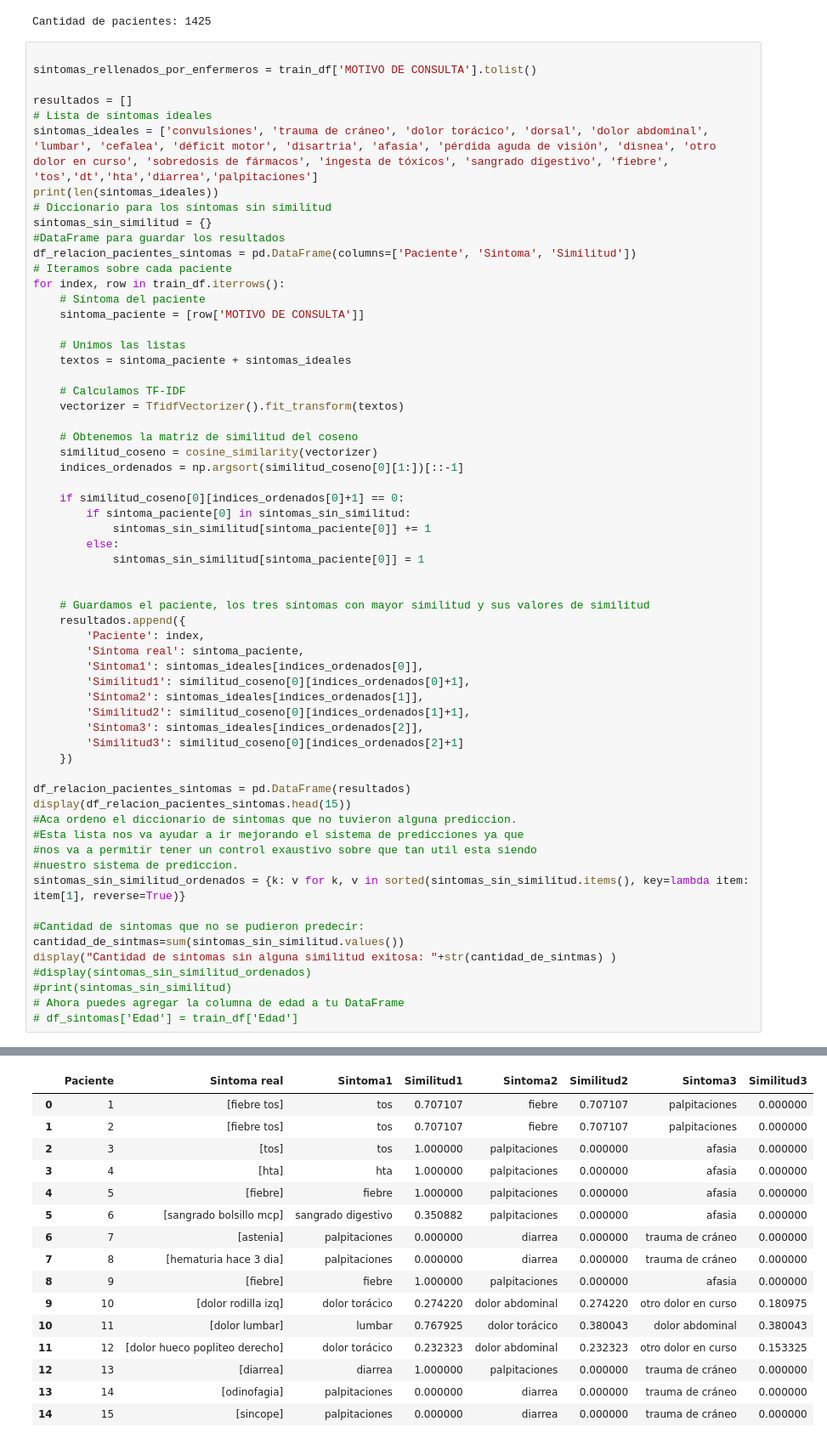
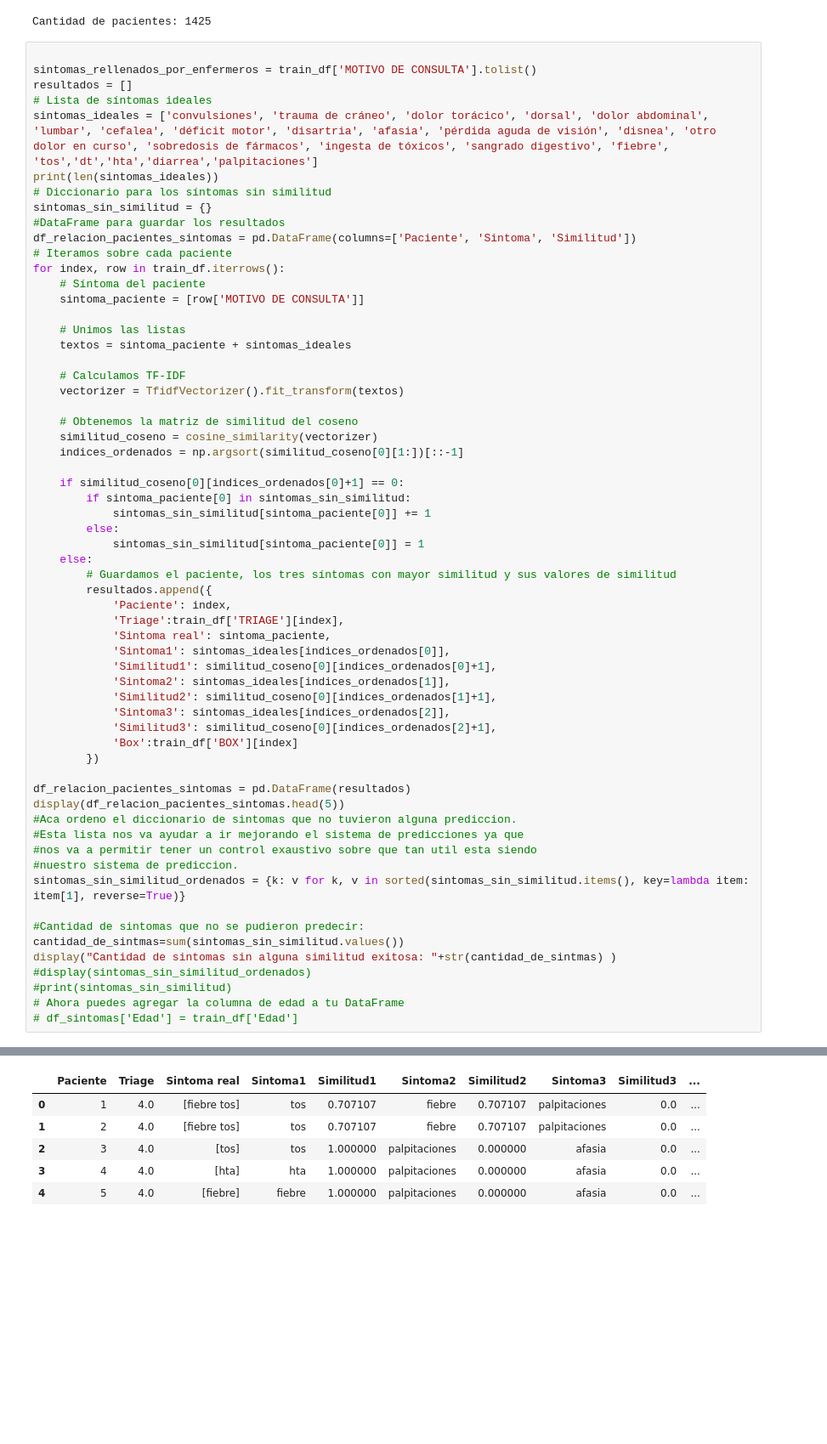
Before and after one commit to Adriellevy/Triage_HF, a Jupyter notebook: DataAnalysisAndReports/notebooks/Triage_HF.ipynb, the cells around one changed output, grey strips where cells are left out. Shown at 85% size. Saved outputs shown, nothing was run; the diff lists cells and outputs as text; blank space fills up the shorter version.

Commit message:
Precision Prediccion Triage

```diff
--- a/DataAnalysisAndReports/notebooks/Triage_HF.ipynb
+++ b/DataAnalysisAndReports/notebooks/Triage_HF.ipynb
@@ -522,7 +533,6 @@ Cantidad de pacientes: 1425
 # %%
 
 sintomas_rellenados_por_enfermeros = train_df['MOTIVO DE CONSULTA'].tolist()
-
 resultados = []
 # Lista de síntomas ideales
 sintomas_ideales = ['convulsiones', 'trauma de cráneo', 'dolor torácico', 'dorsal', 'dolor abdominal', 'lumbar', 'cefalea', 'déficit motor', 'disartria', 'afasia', 'pérdida aguda de visión', 'disnea', 'otro dolor en curso', 'sobredosis de fármacos', 'ingesta de tóxicos', 'sangrado digestivo', 'fiebre', 'tos','dt','hta','diarrea','palpitaciones']
@@ -541,61 +551,52 @@ for index, row in train_df.iterrows():
 
     # Calculamos TF-IDF
     vectorizer = TfidfVectorizer().fit_transform(textos)
 
     # Obtenemos la matriz de similitud del coseno
     similitud_coseno = cosine_similarity(vectorizer)
     indices_ordenados = np.argsort(similitud_coseno[0][1:])[::-1]
 
     if similitud_coseno[0][indices_ordenados[0]+1] == 0:
         if sintoma_paciente[0] in sintomas_sin_similitud:
             sintomas_sin_similitud[sintoma_paciente[0]] += 1
         else:
             sintomas_sin_similitud[sintoma_paciente[0]] = 1
-
-
-    # Guardamos el paciente, los tres síntomas con mayor similitud y sus valores de similitud
-    resultados.append({
-        'Paciente': index,
-        'Sintoma real': sintoma_paciente,
-        'Sintoma1': sintomas_ideales[indices_ordenados[0]],
-        'Similitud1': similitud_coseno[0][indices_ordenados[0]+1],
-        'Sintoma2': sintomas_ideales[indices_ordenados[1]],
-        'Similitud2': similitud_coseno[0][indices_ordenados[1]+1],
-        'Sintoma3': sintomas_ideales[indices_ordenados[2]],
-        'Similitud3': similitud_coseno[0][indices_ordenados[2]+1]
-    })
+    else:
+        # Guardamos el paciente, los tres síntomas con mayor similitud y sus valores de similitud
+        resultados.append({
+            'Paciente': index,
+            'Triage':train_df['TRIAGE'][index],
+            'Sintoma real': sintoma_paciente,
+            'Sintoma1': sintomas_ideales[indices_ordenados[0]],
+            'Similitud1': similitud_coseno[0][indices_ordenados[0]+1],
+            'Sintoma2': sintomas_ideales[indices_ordenados[1]],
+            'Similitud2': similitud_coseno[0][indices_ordenados[1]+1],
+            'Sintoma3': sintomas_ideales[indices_ordenados[2]],
+            'Similitud3': similitud_coseno[0][indices_ordenados[2]+1],
+            'Box':train_df['BOX'][index]
+        })
 
 df_relacion_pacientes_sintomas = pd.DataFrame(resultados)
-display(df_relacion_pacientes_sintomas.head(15))
+display(df_relacion_pacientes_sintomas.head(5))
 #Aca ordeno el diccionario de sintomas que no tuvieron alguna prediccion.
 #Esta lista nos va ayudar a ir mejorando el sistema de predicciones ya que
 #nos va a permitir tener un control exaustivo sobre que tan util esta siendo
 #nuestro sistema de prediccion.
 sintomas_sin_similitud_ordenados = {k: v for k, v in sorted(sintomas_sin_similitud.items(), key=lambda item: item[1], reverse=True)}
 
 #Cantidad de sintomas que no se pudieron predecir:
 cantidad_de_sintmas=sum(sintomas_sin_similitud.values())
 display("Cantidad de sintomas sin alguna similitud exitosa: "+str(cantidad_de_sintmas) )
 #display(sintomas_sin_similitud_ordenados)
 #print(sintomas_sin_similitud)
 # Ahora puedes agregar la columna de edad a tu DataFrame
 # df_sintomas['Edad'] = train_df['Edad']
 # %% [output]
 22
-|  | Paciente | Sintoma real | Sintoma1 | Similitud1 | Sintoma2 | Similitud2 | Sintoma3 | Similitud3 |
-| 0 | 1 | [fiebre tos] | tos | 0.707107 | fiebre | 0.707107 | palpitaciones | 0.000000 |
-| 1 | 2 | [fiebre tos] | tos | 0.707107 | fiebre | 0.707107 | palpitaciones | 0.000000 |
-| 2 | 3 | [tos] | tos | 1.000000 | palpitaciones | 0.000000 | afasia | 0.000000 |
-| 3 | 4 | [hta] | hta | 1.000000 | palpitaciones | 0.000000 | afasia | 0.000000 |
-| 4 | 5 | [fiebre] | fiebre | 1.000000 | palpitaciones | 0.000000 | afasia | 0.000000 |
-| 5 | 6 | [sangrado bolsillo mcp] | sangrado digestivo | 0.350882 | palpitaciones | 0.000000 | afasia | 0.000000 |
-| 6 | 7 | [astenia] | palpitaciones | 0.000000 | diarrea | 0.000000 | trauma de cráneo | 0.000000 |
-| 7 | 8 | [hematuria hace 3 dia] | palpitaciones | 0.000000 | diarrea | 0.000000 | trauma de cráneo | 0.000000 |
-| 8 | 9 | [fiebre] | fiebre | 1.000000 | palpitaciones | 0.000000 | afasia | 0.000000 |
-| 9 | 10 | [dolor rodilla izq] | dolor torácico | 0.274220 | dolor abdominal | 0.274220 | otro dolor en curso | 0.180975 |
-| 10 | 11 | [dolor lumbar] | lumbar | 0.767925 | dolor torácico | 0.380043 | dolor abdominal | 0.380043 |
-| 11 | 12 | [dolor hueco popliteo derecho] | dolor torácico | 0.232323 | dolor abdominal | 0.232323 | otro dolor en curso | 0.153325 |
-| 12 | 13 | [diarrea] | diarrea | 1.000000 | palpitaciones | 0.000000 | trauma de cráneo | 0.000000 |
-| 13 | 14 | [odinofagia] | palpitaciones | 0.000000 | diarrea | 0.000000 | trauma de cráneo | 0.000000 |
-| 14 | 15 | [sincope] | palpitaciones | 0.000000 | diarrea | 0.000000 | trauma de cráneo | 0.000000 |
+|  | Paciente | Triage | Sintoma real | Sintoma1 | Similitud1 | Sintoma2 | Similitud2 | Sintoma3 | Similitud3 | ... |
+| 0 | 1 | 4.0 | [fiebre tos] | tos | 0.707107 | fiebre | 0.707107 | palpitaciones | 0.0 | ... |
+| 1 | 2 | 4.0 | [fiebre tos] | tos | 0.707107 | fiebre | 0.707107 | palpitaciones | 0.0 | ... |
+| 2 | 3 | 4.0 | [tos] | tos | 1.000000 | palpitaciones | 0.000000 | afasia | 0.0 | ... |
+| 3 | 4 | 4.0 | [hta] | hta | 1.000000 | palpitaciones | 0.000000 | afasia | 0.0 | ... |
+| 4 | 5 | 4.0 | [fiebre] | fiebre | 1.000000 | palpitaciones | 0.000000 | afasia | 0.0 | ... |
 'Cantidad de sintomas sin alguna similitud exitosa: 701'
```
Also changed, not shown: parts of 17 cells of this notebook, 1 other file.
